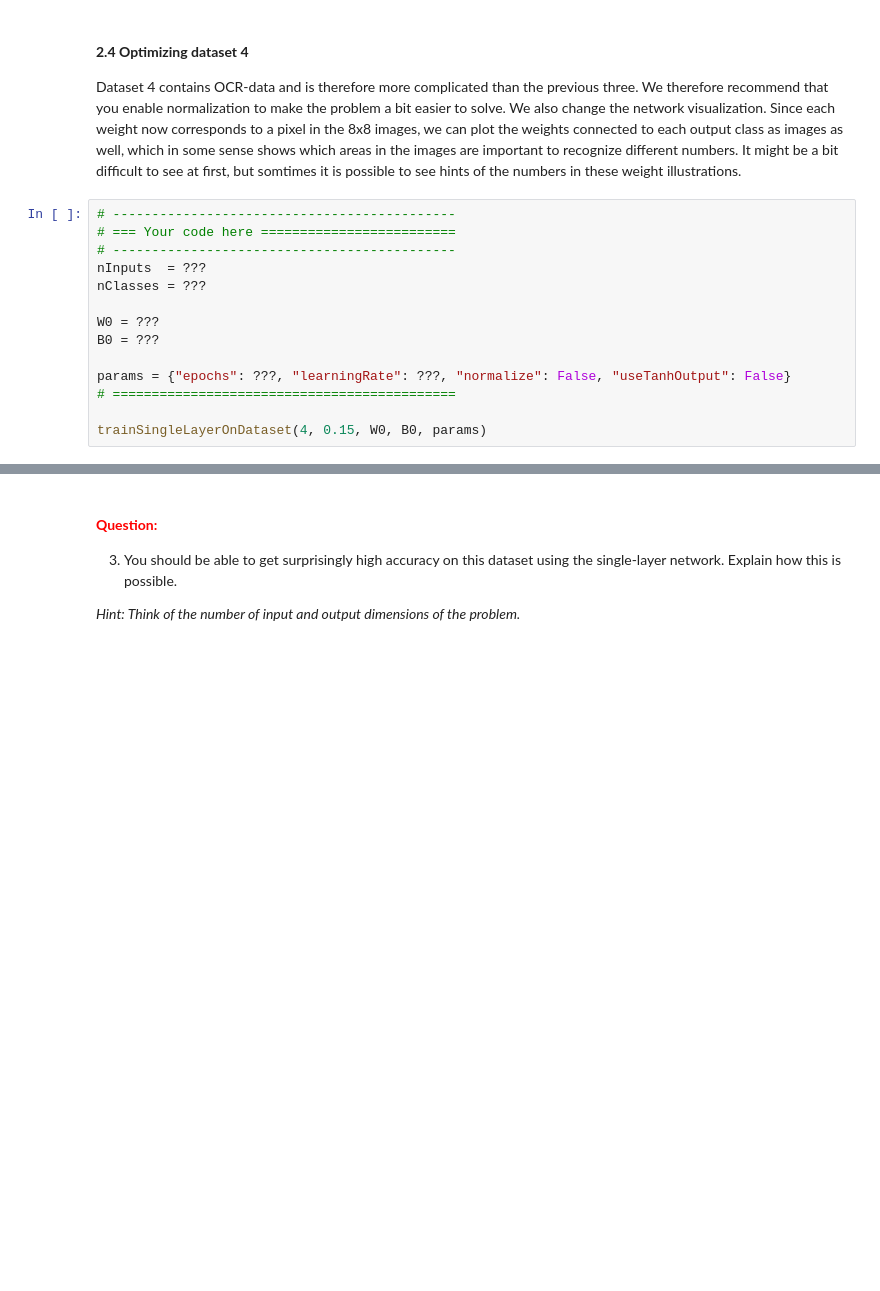
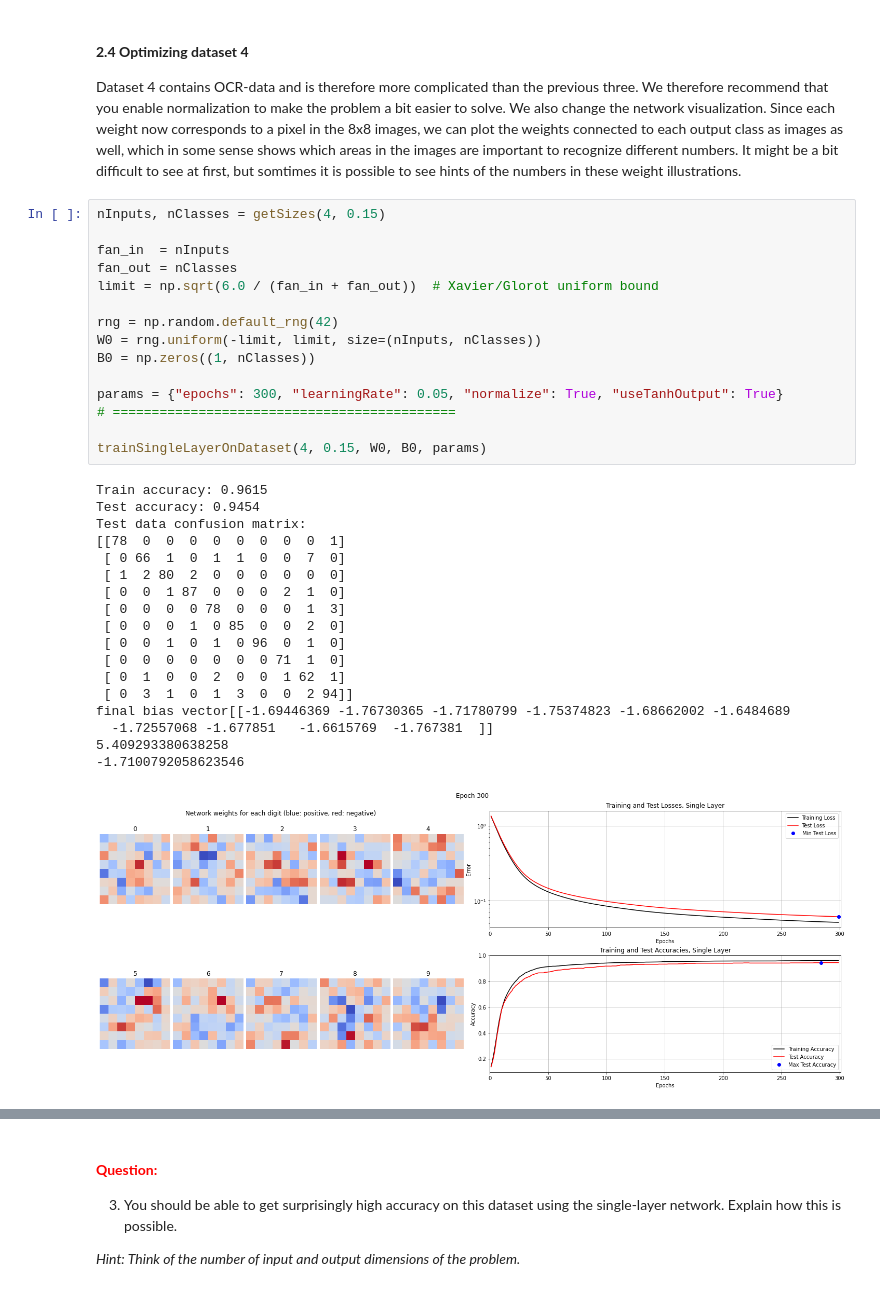
Before and after one commit to njmurov-ux/DLLabs, a Jupyter notebook: Lab 1/SingleLayer.ipynb, the cells around one changed output, grey strips where cells are left out. Cells and saved outputs as stored; diff of their text form; blank space fills up the shorter version.

```diff
--- a/Lab 1/SingleLayer.ipynb
+++ b/Lab 1/SingleLayer.ipynb
@@ -680,17 +681,37 @@ Test data confusion matrix:
 #### **2.4 Optimizing dataset 4**
 
 Dataset 4 contains OCR-data and is therefore more complicated than the previous three. We therefore recommend that you enable normalization to make the problem a bit easier to solve. We also change the network visualization. Since each weight now corresponds to a pixel in the 8x8 images, we can plot the weights connected to each output class as images as well, which in some sense shows which areas in the images are important to recognize different numbers. It might be a bit difficult to see at first, but somtimes it is possible to see hints of the numbers in these weight illustrations.
-# %%
-# --------------------------------------------
-# === Your code here =========================
-# --------------------------------------------
-nInputs  = ???
-nClasses = ???
-
-W0 = ???
-B0 = ???
-
-params = {"epochs": ???, "learningRate": ???, "normalize": False, "useTanhOutput": False}
-# ============================================
-
-trainSingleLayerOnDataset(4, 0.15, W0, B0, params)
+# %%
+nInputs, nClasses = getSizes(4, 0.15)
+
+fan_in  = nInputs
+fan_out = nClasses
+limit = np.sqrt(6.0 / (fan_in + fan_out))  # Xavier/Glorot uniform bound
+
+rng = np.random.default_rng(42)
+W0 = rng.uniform(-limit, limit, size=(nInputs, nClasses))
+B0 = np.zeros((1, nClasses))
+
+params = {"epochs": 300, "learningRate": 0.05, "normalize": True, "useTanhOutput": True}
+# ============================================
+
+trainSingleLayerOnDataset(4, 0.15, W0, B0, params)
+# %% [output]
+Train accuracy: 0.9615
+Test accuracy: 0.9454
+Test data confusion matrix:
+[[78  0  0  0  0  0  0  0  0  1]
+ [ 0 66  1  0  1  1  0  0  7  0]
+ [ 1  2 80  2  0  0  0  0  0  0]
+ [ 0  0  1 87  0  0  0  2  1  0]
+ [ 0  0  0  0 78  0  0  0  1  3]
+ [ 0  0  0  1  0 85  0  0  2  0]
+ [ 0  0  1  0  1  0 96  0  1  0]
+ [ 0  0  0  0  0  0  0 71  1  0]
+ [ 0  1  0  0  2  0  0  1 62  1]
+ [ 0  3  1  0  1  3  0  0  2 94]]
+final bias vector[[-1.69446369 -1.76730365 -1.71780799 -1.75374823 -1.68662002 -1.6484689
+  -1.72557068 -1.677851   -1.6615769  -1.767381  ]]
+5.409293380638258
+-1.7100792058623546
+[figure, added]
```
Also changed, not shown: parts of 9 cells of this notebook, 1 other file.
